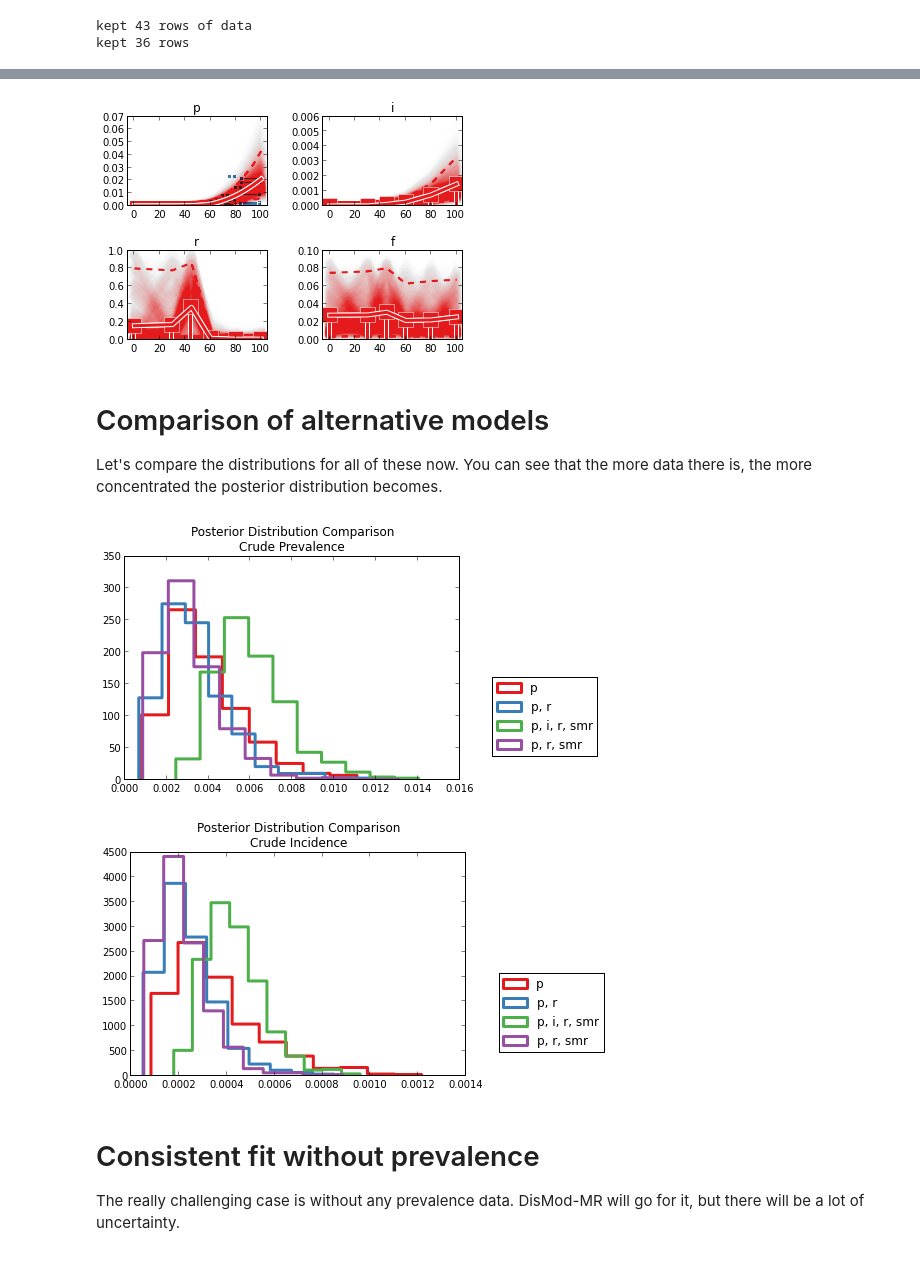
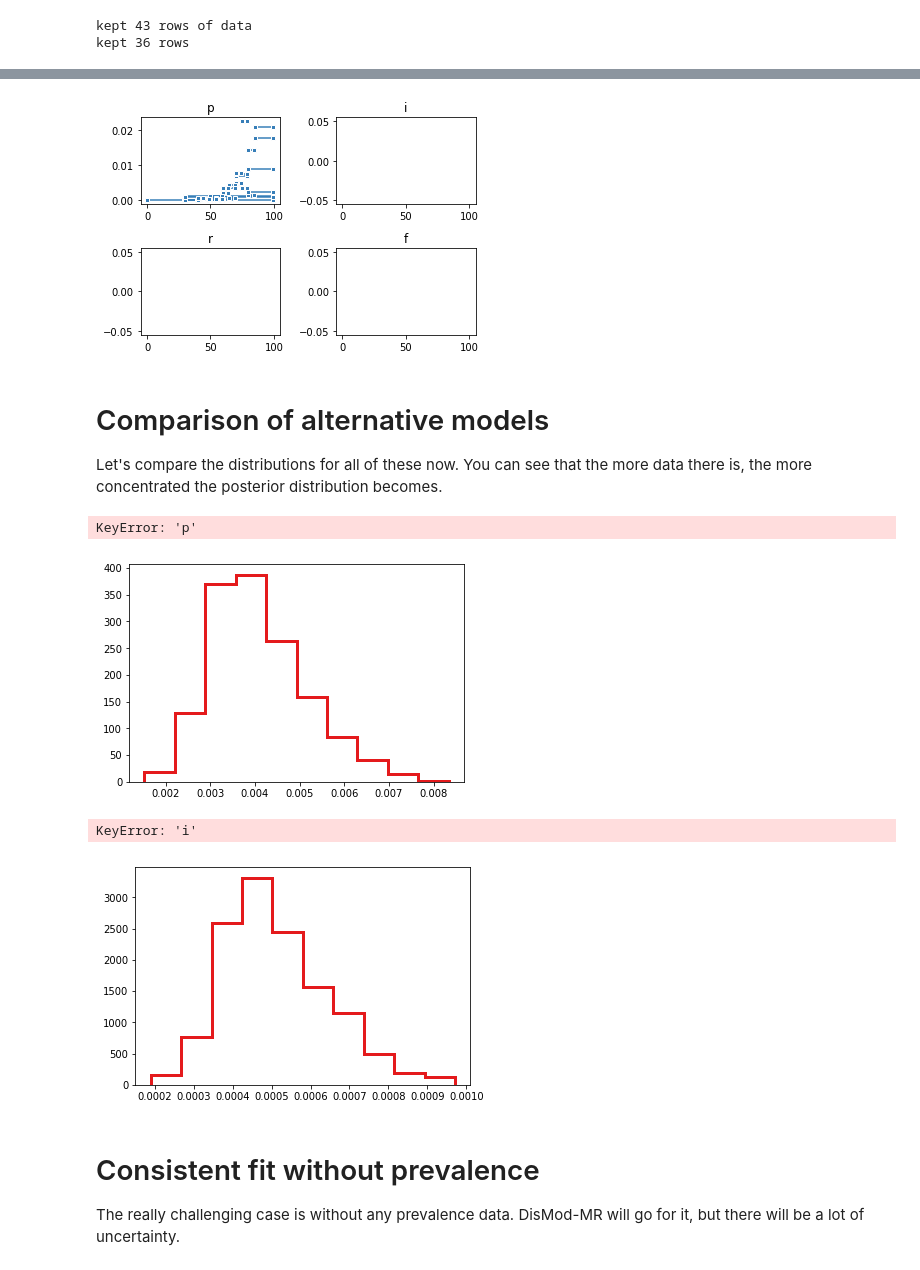
Before and after one commit to ihmeuw/dismod_mr, a Jupyter notebook: examples/few_data_types.ipynb, the cells around one changed output, grey strips where cells are left out. Cells and saved outputs as stored; diff of their text form; code cells hidden in the pictures.

Commit message:
WIP: close to having all example notebooks run again

```diff
--- a/examples/few_data_types.ipynb
+++ b/examples/few_data_types.ipynb
@@ -64,3 +65,0 @@ model.plot()
-# %%
-models['p, i, r, smr'] = model
-model.plot()
@@ -71,11 +72,11 @@ model.plot()
 
 Now let's do it again with the incidence removed.  Since there is data on prevalence and SMR as well as the assumption that remission is zero, this counts as three data types, the minimum allowed for DisMod-II.
 # %%
-model = dismod_mr.load('/homes/abie/notebook/pd_sim_data/')
+model = dismod_mr.load('pd_sim_data/')
 model.keep(areas=['GBR'], sexes=['female', 'total'])
 
 model.input_data = model.input_data[model.input_data.data_type != 'i']
-print 'kept %d rows' % len(model.input_data.index)
+print('kept %d rows' % len(model.input_data.index))
 # %% [output]
 kept 43 rows of data
 kept 39 rows
@@ -110,11 +93,11 @@ model.plot()
 
 This uses only prevalence data and the assumption that there is no remission, so it is not valid in DisMod-II.  The Bayesian priors included by default in DisMod-MR make it possible, but the tradeoff between incidence and mortality is not informed by any data in this case.
 # %%
-model = dismod_mr.load('/homes/abie/notebook/pd_sim_data/')
+model = dismod_mr.load('pd_sim_data/')
 model.keep(areas=['GBR'], sexes=['female', 'total'])
 
 model.input_data = model.input_data[model.input_data.data_type == 'p']
-print 'kept %d rows' % len(model.input_data.index)
+print('kept %d rows' % len(model.input_data.index))
 # %% [output]
 kept 43 rows of data
 kept 36 rows
@@ -149,11 +116,11 @@ model.plot()
 
 Now without assumption of zero remission, DisMod-MR is going for a very underconstrained problem, and relies on the priors heavily.  However, the prevalence data is there, so the estimates of prevalence will not be changed much.
 # %%
-model = dismod_mr.load('/homes/abie/notebook/pd_sim_data/')
+model = dismod_mr.load('pd_sim_data/')
 model.keep(areas=['GBR'], sexes=['female', 'total'])
 
 model.input_data = model.input_data[model.input_data.data_type == 'p']
-print 'kept %d rows' % len(model.input_data.index)
+print('kept %d rows' % len(model.input_data.index))
 
 model.set_level_bounds('r', 0., 1.)
 model.set_level_value('r', age_before=0., age_after=101., value=0)
@@ -185,29 +134,31 @@ Wall time: 20min 16s
 models['p'] = model
 model.plot()
 # %% [output]
-[figure, old version]
+[figure, new version]
 # %% [markdown]
 # Comparison of alternative models
 
 Let's compare the distributions for all of these now.  You can see that the more data there is, the more concentrated the posterior distribution becomes.
 # %%
 for i, (label, model) in enumerate(models.items()):
-    hist(model.vars['p']['mu_age'].trace().mean(1), normed=True, histtype='step',
-         color=dismod_mr.plot.colors[i%4], linewidth=3, linestyle=['solid','dashed'][i/4],
+    plt.hist(model.vars['p']['mu_age'].trace().mean(1), density=True, histtype='step',
+         color=dismod_mr.plot.colors[i%4], linewidth=3, linestyle=['solid','dashed'][i//4],
          label=label)
-legend(loc=(1.1,.1))
-title('Posterior Distribution Comparison\nCrude Prevalence');
+plt.legend(loc=(1.1,.1))
+plt.title('Posterior Distribution Comparison\nCrude Prevalence');
 # %% [output]
+KeyError: 'p'
-[figure, old version]
+[figure, new version]
 # %%
 for i, (label, model) in enumerate(models.items()):
-    hist(model.vars['i']['mu_age'].trace().mean(1), normed=True, histtype='step',
-         color=dismod_mr.plot.colors[i%4], linewidth=3, linestyle=['solid','dashed'][i/4],
+    plt.hist(model.vars['i']['mu_age'].trace().mean(1), density=True, histtype='step',
+         color=dismod_mr.plot.colors[i%4], linewidth=3, linestyle=['solid','dashed'][i//4],
          label=label)
 legend(loc=(1.1,.1)),
 title('Posterior Distribution Comparison\nCrude Incidence');
 # %% [output]
+KeyError: 'i'
-[figure, old version]
+[figure, new version]
 # %% [markdown]
 # Consistent fit without prevalence
 
```
Also changed, not shown: parts of 24 cells of this notebook, 4 other files.
